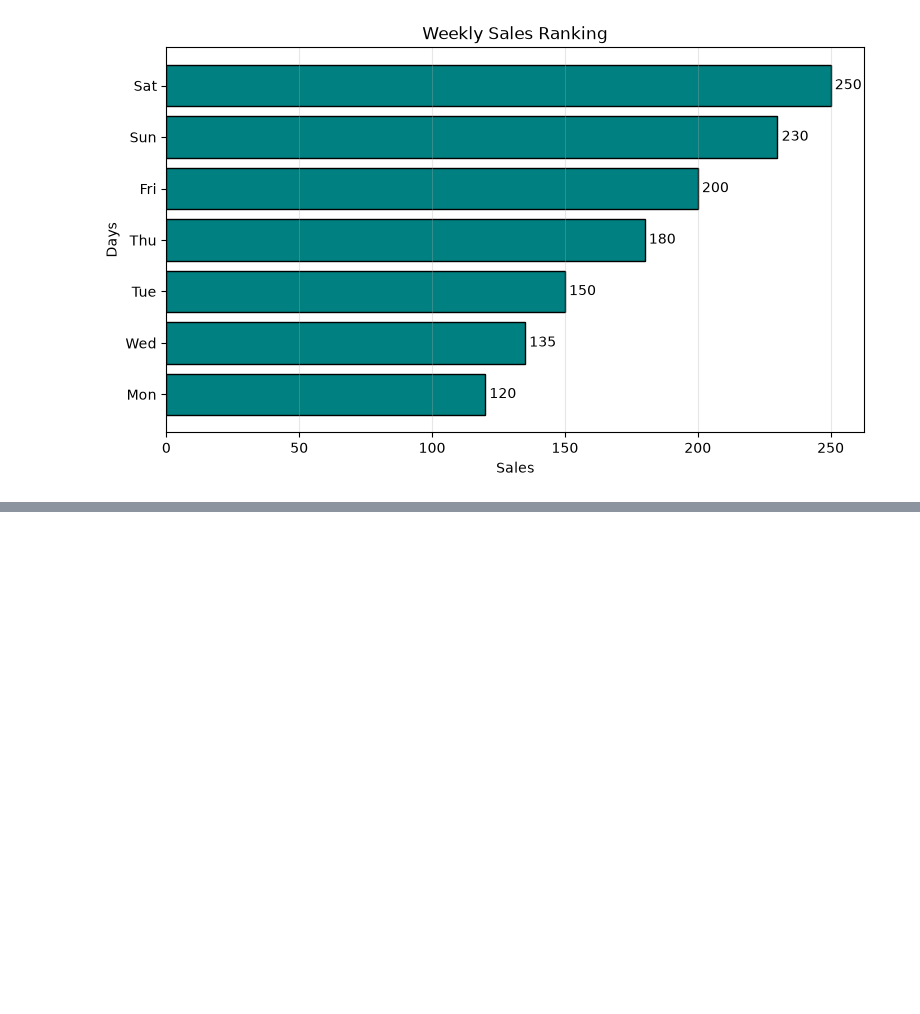
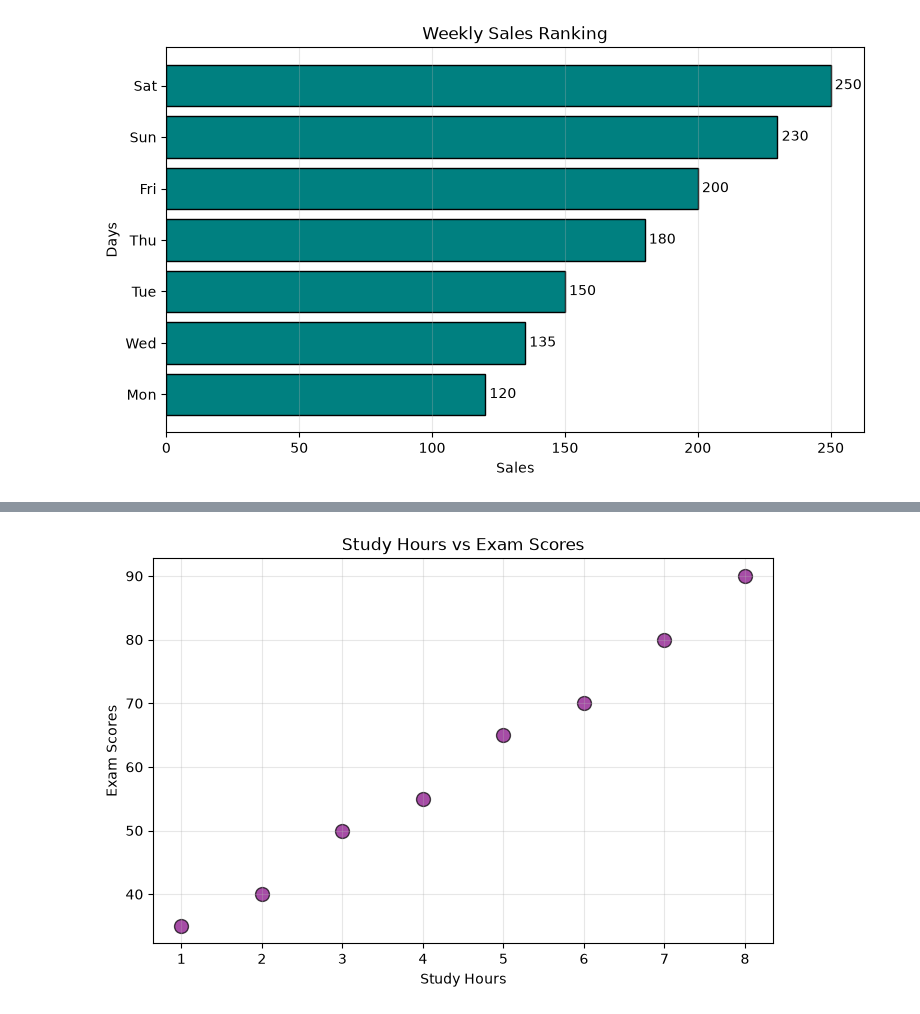
Before and after one commit to aswinkumarv23451-cpu/data-science-practice, a Jupyter notebook: mini_projects/02_Matplotlib/Matplot_Visulization_Lab/notebooks/matplotlib_mastery.ipynb, the cells around one changed output, grey strips where cells are left out. Cells and saved outputs as stored; diff of their text form; code cells hidden in the pictures; blank space fills up the shorter version.

```diff
--- a/mini_projects/02_Matplotlib/Matplot_Visulization_Lab/notebooks/matplotlib_mastery.ipynb
+++ b/mini_projects/02_Matplotlib/Matplot_Visulization_Lab/notebooks/matplotlib_mastery.ipynb
@@ -140,0 +180,13 @@ plt.show()
+# %%
+hours=np.array([1,2,3,4,5,6,7,8])
+scores=np.array([35,40,50,55,65,70,80,90])
+
+plt.figure(figsize=(8,5))
+plt.scatter(hours,scores,color='purple',marker='o',s=100,alpha=0.7,edgecolor='black')
+plt.title("Study Hours vs Exam Scores")
+plt.xlabel("Study Hours")
+plt.ylabel("Exam Scores")
+plt.grid(alpha=0.3)
+plt.show()
+# %% [output]
+[figure, added]
```
Also changed, not shown: parts of 19 cells of this notebook.
